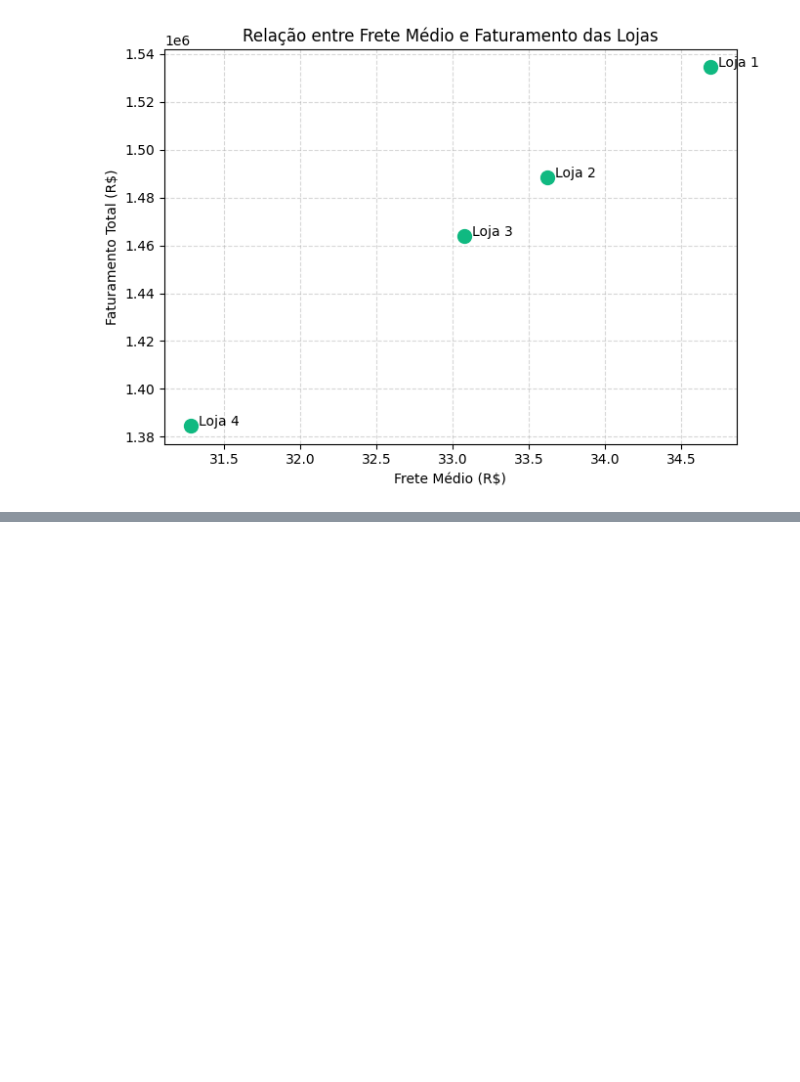
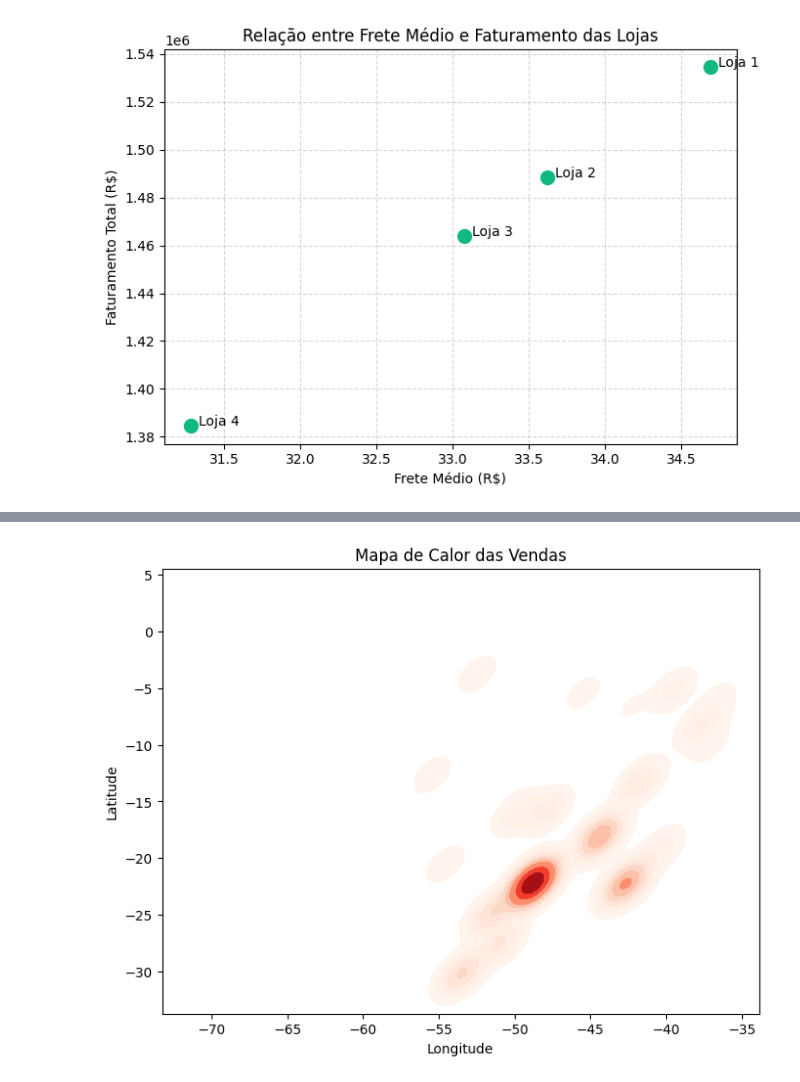
Before and after one commit to livia-kohls/analise-lojas, a Jupyter notebook: AluraStoreBrasil.ipynb, the cells around one changed output, grey strips where cells are left out. Cells and saved outputs as stored; diff of their text form; code cells hidden in the pictures; blank space fills up the shorter version.

```diff
--- a/AluraStoreBrasil.ipynb
+++ b/AluraStoreBrasil.ipynb
@@ -194,0 +213,17 @@ plt.show()
+# %%
+import seaborn as sns
+
+plt.figure(figsize=(8,6))
+sns.kdeplot(
+    x=todas_lojas['lon'],
+    y=todas_lojas['lat'],
+    fill=True,
+    cmap='Reds',
+    thresh=0.05
+)
+plt.title('Mapa de Calor das Vendas')
+plt.xlabel('Longitude')
+plt.ylabel('Latitude')
+plt.show()
+# %% [output]
+[figure, added]
```
Also changed, not shown: parts of 4 cells of this notebook.
